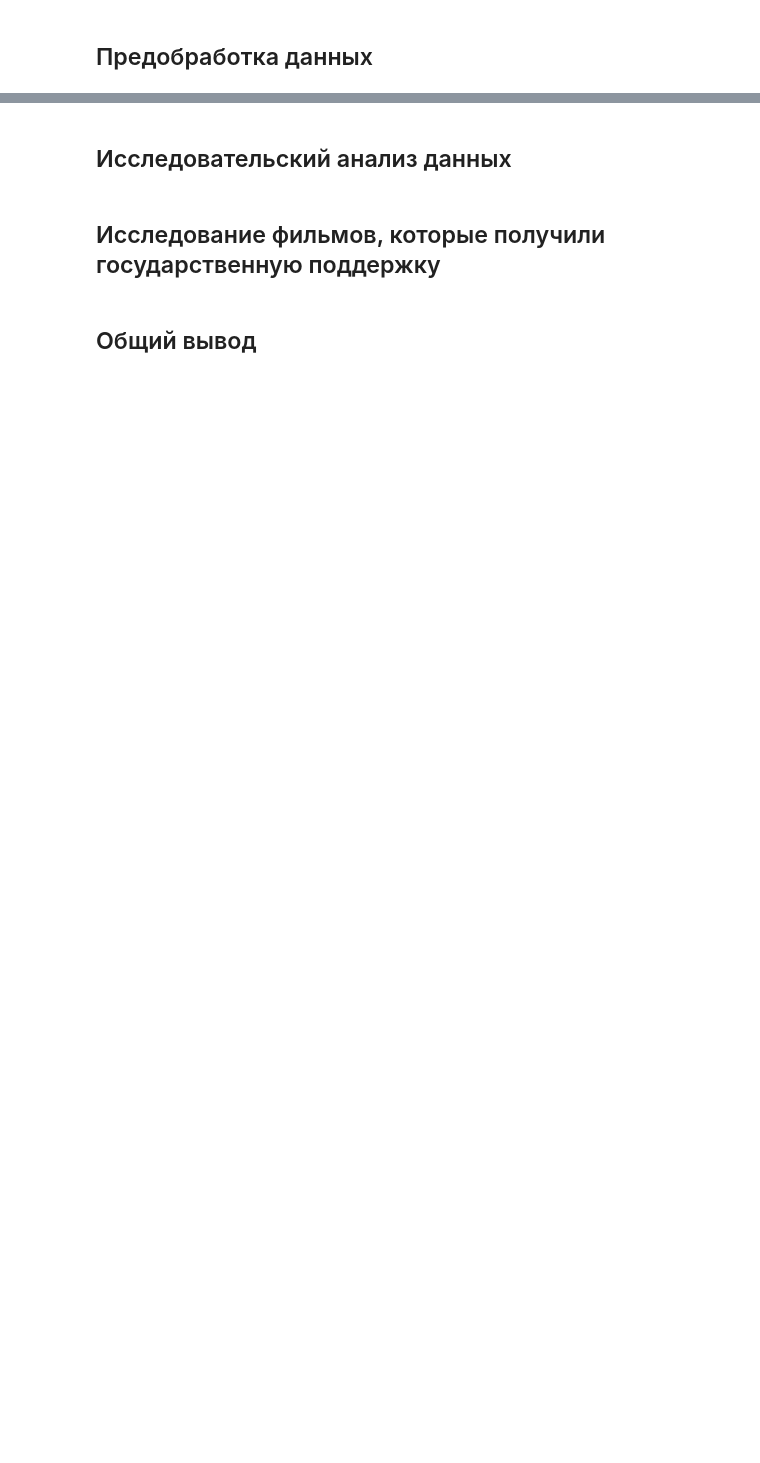
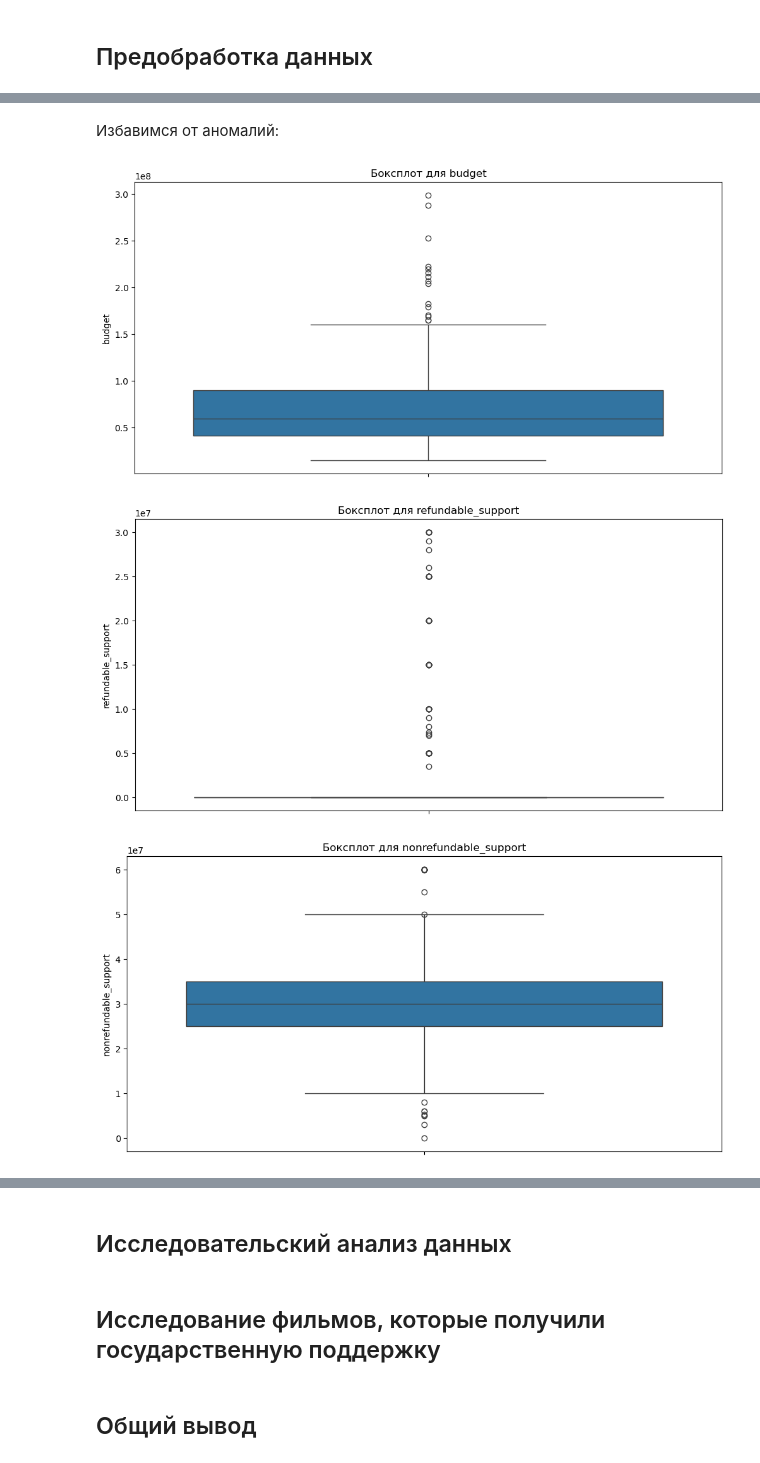
Before and after one commit to arina-fedorova/DataAnalysis, a Jupyter notebook: RU/Исследование данных о российском кинопрокате/film_distribution_analysis.ipynb, the cells around one changed output, grey strips where cells are left out. Saved outputs shown, nothing was run; the diff lists cells and outputs as text; code cells hidden in the pictures; blank space fills up the shorter version.

```diff
--- a/RU/Исследование данных о российском кинопрокате/film_distribution_analysis.ipynb
+++ b/RU/Исследование данных о российском кинопрокате/film_distribution_analysis.ipynb
@@ -76,0 +395,48 @@ data = movies.merge(shows, on='puNumber', how='left')
+# %%
+# Удаление строк с некорректными значениями бюджета
+data = data[~data.index.isin(invalid_budget.index)]
+# %% [markdown]
+Избавимся от аномалий:
+# %%
+# Определение границ для кассовых сборов с учетом выбросов
+Q1_budget = data['budget'].quantile(0.25)
+Q3_budget = data['budget'].quantile(0.75)
+IQR_budget = Q3_budget - Q1_budget
+Q1_refundable_support = data['refundable_support'].quantile(0.25)
+Q3_refundable_support = data['refundable_support'].quantile(0.75)
+IQR_refundable_support = Q3_refundable_support - Q1_refundable_support
+Q1_nonrefundable_support = data['nonrefundable_support'].quantile(0.25)
+Q3_nonrefundable_support = data['nonrefundable_support'].quantile(0.75)
+IQR_nonrefundable_support = Q3_nonrefundable_support - Q1_nonrefundable_support
+
+# Установим верхние границы для значений
+max_budget = Q3_budget + 1.5 * IQR_budget
+max_refundable_support = Q3_refundable_support + 1.5 * IQR_refundable_support
+max_nonrefundable_support = Q3_nonrefundable_support + 1.5 * IQR_nonrefundable_support
+
+# Фильтрация данных по верхним порогам и дополнительное условие для кассовых сборов
+data = data[
+    ((data['budget'] <= max_budget) | pd.isna(data['budget'])) &
+    ((data['refundable_support'] <= max_refundable_support) | pd.isna(data['refundable_support'])) &
+    ((data['nonrefundable_support'] <= max_nonrefundable_support) | pd.isna(data['nonrefundable_support']))
+]
+# %%
+# Проверим результаты после обработки выбросов
+plt.figure(figsize=(12, 6))
+sns.boxplot(data=data['budget'])
+plt.title("Боксплот для budget")
+plt.show()
+
+plt.figure(figsize=(12, 6))
+sns.boxplot(data=data['refundable_support'])
+plt.title("Боксплот для refundable_support")
+plt.show()
+
+plt.figure(figsize=(12, 6))
+sns.boxplot(data=data['nonrefundable_support'])
+plt.title("Боксплот для nonrefundable_support")
+plt.show()
+# %% [output]
+[figure, added]
+[figure, added]
+[figure, added]
```
Also changed, not shown: parts of 57 cells of this notebook, 1 other file.
